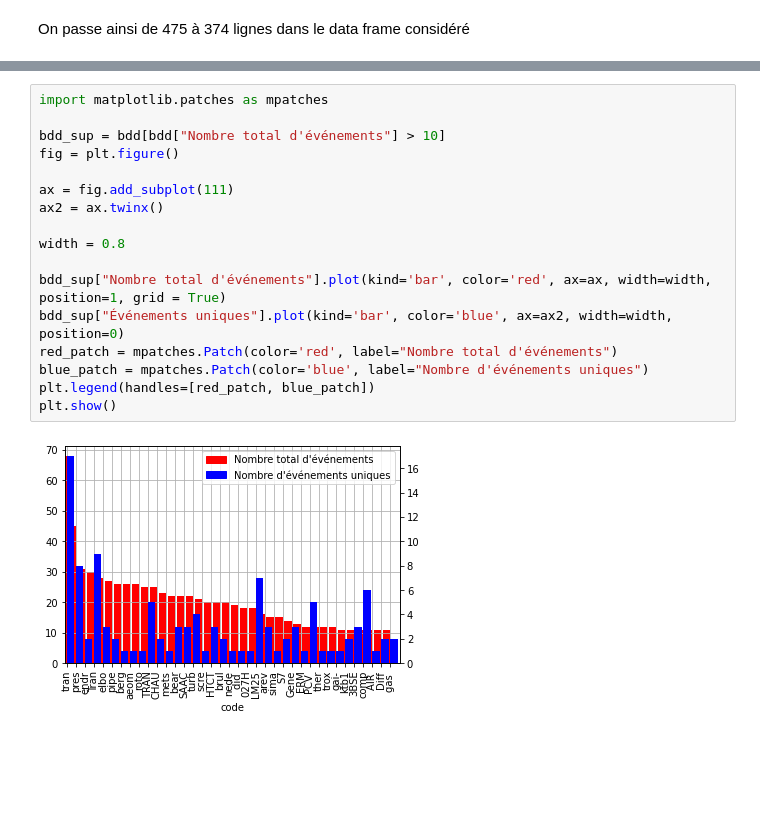
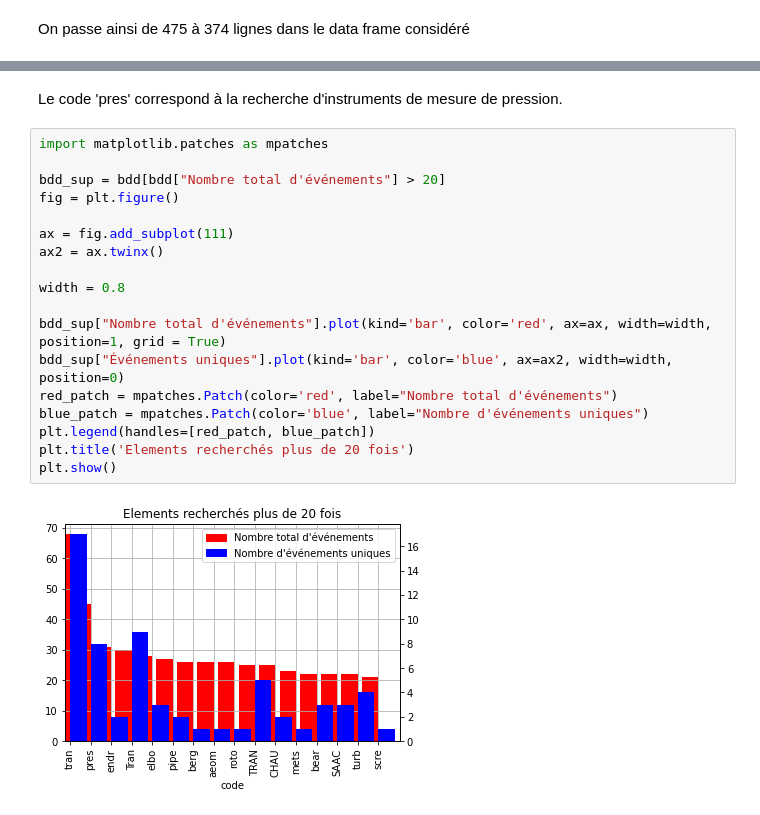
Before and after one commit to agatherosenzweig/Exercices-9_12, a Jupyter notebook: Exercices .ipynb, the cells around one changed output, grey strips where cells are left out. Cells and saved outputs as stored; diff of their text form; blank space fills up the shorter version.

```diff
--- a/Exercices .ipynb
+++ b/Exercices .ipynb
@@ -656,19 +691,22 @@ Les éléments qui sont le plus recherchés sont * et "dsty".
+# %% [markdown]
+Le code 'pres' correspond à la recherche d'instruments de mesure de pression.
 # %%
 import matplotlib.patches as mpatches
 
-bdd_sup = bdd[bdd["Nombre total d'événements"] > 10]
+bdd_sup = bdd[bdd["Nombre total d'événements"] > 20]
 fig = plt.figure()
 
 ax = fig.add_subplot(111)
 ax2 = ax.twinx()
 
 width = 0.8
 
 bdd_sup["Nombre total d'événements"].plot(kind='bar', color='red', ax=ax, width=width, position=1, grid = True)
 bdd_sup["Événements uniques"].plot(kind='bar', color='blue', ax=ax2, width=width, position=0)
 red_patch = mpatches.Patch(color='red', label="Nombre total d'événements")
 blue_patch = mpatches.Patch(color='blue', label="Nombre d'événements uniques")
 plt.legend(handles=[red_patch, blue_patch])
+plt.title('Elements recherchés plus de 20 fois')
 plt.show()
 # %% [output]
-[figure, old version]
+[figure, new version]
```
Also changed, not shown: parts of 21 cells of this notebook.
